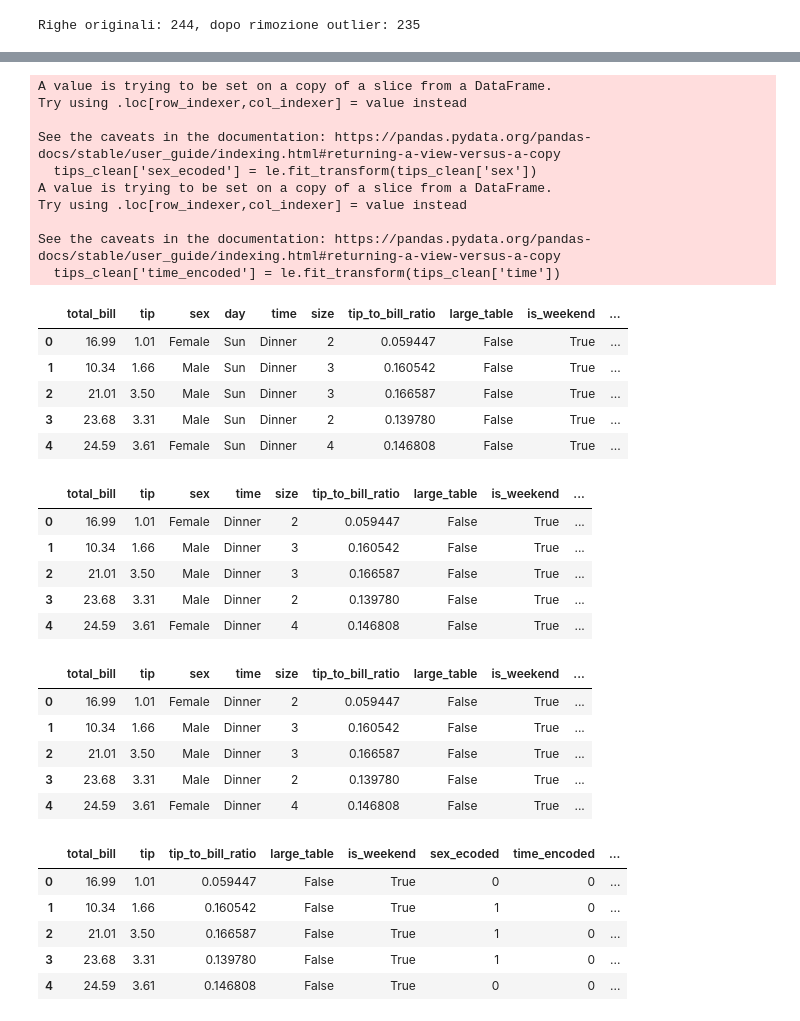
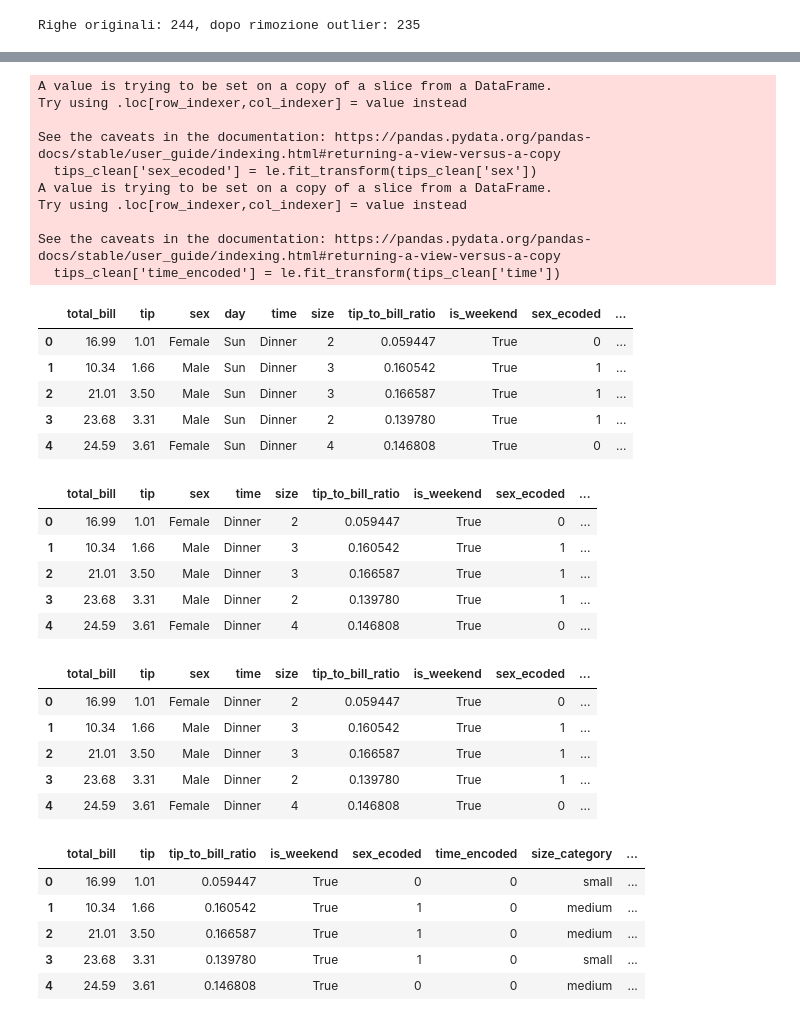
Before and after one commit to ValeriaParise/MACHINE-LEARNING, a Jupyter notebook: Lezioni/04 -24 ottobre/TIPSDataset-Valeria.ipynb, the cells around one changed output, grey strips where cells are left out. Cells and saved outputs as stored; diff of their text form; code cells hidden in the pictures.

```diff
--- a/Lezioni/04 -24 ottobre/TIPSDataset-Valeria.ipynb
+++ b/Lezioni/04 -24 ottobre/TIPSDataset-Valeria.ipynb
@@ -260,4 +248,0 @@ Name: tip_to_bill_ratio, dtype: float64
-# %%
-# Feature per grandi tavoli
-tips_clean['large_table'] = tips_clean['size'] >= 5 #true se size >=5, false altrimenti false
-tips_clean[['size', 'large_table']].head()
@@ -318,6 +249,5 @@ plt.show()
 # %%
-# Trransformazione di variabili categoriche - potevo farle prima ma vabbe
-
+# Trransformazione di variabili categoriche -
 #Lablel Encoding
 le = LabelEncoder()
 tips_clean['sex_ecoded'] = le.fit_transform(tips_clean['sex'])
@@ -334,23 +264,23 @@ Try using .loc[row_indexer,col_indexer] = value instead
 
 See the caveats in the documentation: https://pandas.pydata.org/pandas-docs/stable/user_guide/indexing.html#returning-a-view-versus-a-copy
   tips_clean['time_encoded'] = le.fit_transform(tips_clean['time'])
-|  | total_bill | tip | sex | day | time | size | tip_to_bill_ratio | large_table | is_weekend | ... |
-| 0 | 16.99 | 1.01 | Female | Sun | Dinner | 2 | 0.059447 | False | True | ... |
-| 1 | 10.34 | 1.66 | Male | Sun | Dinner | 3 | 0.160542 | False | True | ... |
-| 2 | 21.01 | 3.50 | Male | Sun | Dinner | 3 | 0.166587 | False | True | ... |
-| 3 | 23.68 | 3.31 | Male | Sun | Dinner | 2 | 0.139780 | False | True | ... |
-| 4 | 24.59 | 3.61 | Female | Sun | Dinner | 4 | 0.146808 | False | True | ... |
+|  | total_bill | tip | sex | day | time | size | tip_to_bill_ratio | is_weekend | sex_ecoded | ... |
+| 0 | 16.99 | 1.01 | Female | Sun | Dinner | 2 | 0.059447 | True | 0 | ... |
+| 1 | 10.34 | 1.66 | Male | Sun | Dinner | 3 | 0.160542 | True | 1 | ... |
+| 2 | 21.01 | 3.50 | Male | Sun | Dinner | 3 | 0.166587 | True | 1 | ... |
+| 3 | 23.68 | 3.31 | Male | Sun | Dinner | 2 | 0.139780 | True | 1 | ... |
+| 4 | 24.59 | 3.61 | Female | Sun | Dinner | 4 | 0.146808 | True | 0 | ... |
 # %%
 #One-Hot Encoding
 tips_encoded = pd.get_dummies(tips_clean, columns=['day'])
 tips_encoded.head()
 # %% [output]
-|  | total_bill | tip | sex | time | size | tip_to_bill_ratio | large_table | is_weekend | ... |
-| 0 | 16.99 | 1.01 | Female | Dinner | 2 | 0.059447 | False | True | ... |
-| 1 | 10.34 | 1.66 | Male | Dinner | 3 | 0.160542 | False | True | ... |
-| 2 | 21.01 | 3.50 | Male | Dinner | 3 | 0.166587 | False | True | ... |
-| 3 | 23.68 | 3.31 | Male | Dinner | 2 | 0.139780 | False | True | ... |
-| 4 | 24.59 | 3.61 | Female | Dinner | 4 | 0.146808 | False | True | ... |
+|  | total_bill | tip | sex | time | size | tip_to_bill_ratio | is_weekend | sex_ecoded | ... |
+| 0 | 16.99 | 1.01 | Female | Dinner | 2 | 0.059447 | True | 0 | ... |
+| 1 | 10.34 | 1.66 | Male | Dinner | 3 | 0.160542 | True | 1 | ... |
+| 2 | 21.01 | 3.50 | Male | Dinner | 3 | 0.166587 | True | 1 | ... |
+| 3 | 23.68 | 3.31 | Male | Dinner | 2 | 0.139780 | True | 1 | ... |
+| 4 | 24.59 | 3.61 | Female | Dinner | 4 | 0.146808 | True | 0 | ... |
 # %%
 #Ordinal Encoding - non ha senso farlo qui ma lo mostro comunque
 
@@ -369,22 +299,22 @@ ordinal_mapping = {'small': 1, 'medium': 2, 'large': 3, 'extra large': 4}
 tips_encoded['size_ordinal'] = tips_encoded['size_category'].map(ordinal_mapping)
 tips_encoded.head()
 # %% [output]
-|  | total_bill | tip | sex | time | size | tip_to_bill_ratio | large_table | is_weekend | ... |
-| 0 | 16.99 | 1.01 | Female | Dinner | 2 | 0.059447 | False | True | ... |
-| 1 | 10.34 | 1.66 | Male | Dinner | 3 | 0.160542 | False | True | ... |
-| 2 | 21.01 | 3.50 | Male | Dinner | 3 | 0.166587 | False | True | ... |
-| 3 | 23.68 | 3.31 | Male | Dinner | 2 | 0.139780 | False | True | ... |
-| 4 | 24.59 | 3.61 | Female | Dinner | 4 | 0.146808 | False | True | ... |
+|  | total_bill | tip | sex | time | size | tip_to_bill_ratio | is_weekend | sex_ecoded | ... |
+| 0 | 16.99 | 1.01 | Female | Dinner | 2 | 0.059447 | True | 0 | ... |
+| 1 | 10.34 | 1.66 | Male | Dinner | 3 | 0.160542 | True | 1 | ... |
+| 2 | 21.01 | 3.50 | Male | Dinner | 3 | 0.166587 | True | 1 | ... |
+| 3 | 23.68 | 3.31 | Male | Dinner | 2 | 0.139780 | True | 1 | ... |
+| 4 | 24.59 | 3.61 | Female | Dinner | 4 | 0.146808 | True | 0 | ... |
 # %%
 # Rimuovere colonne indesiderate : size size ordinal sez time day
-tips_cleaned = tips_encoded.drop(columns=['size', 'size_ordinal', 'sex', 'time', 'day_Thur', 'day_Fri', 'day_Sat', 'day_Sun'])
+tips_cleaned = tips_encoded.drop(columns=['size', 'sex', 'time', 'day_Thur', 'day_Fri', 'day_Sat', 'day_Sun'])
 
 # Controllo il risultato
 tips_cleaned.head()
 # %% [output]
-|  | total_bill | tip | tip_to_bill_ratio | large_table | is_weekend | sex_ecoded | time_encoded | ... |
-| 0 | 16.99 | 1.01 | 0.059447 | False | True | 0 | 0 | ... |
-| 1 | 10.34 | 1.66 | 0.160542 | False | True | 1 | 0 | ... |
-| 2 | 21.01 | 3.50 | 0.166587 | False | True | 1 | 0 | ... |
-| 3 | 23.68 | 3.31 | 0.139780 | False | True | 1 | 0 | ... |
-| 4 | 24.59 | 3.61 | 0.146808 | False | True | 0 | 0 | ... |
+|  | total_bill | tip | tip_to_bill_ratio | is_weekend | sex_ecoded | time_encoded | size_category | ... |
+| 0 | 16.99 | 1.01 | 0.059447 | True | 0 | 0 | small | ... |
+| 1 | 10.34 | 1.66 | 0.160542 | True | 1 | 0 | medium | ... |
+| 2 | 21.01 | 3.50 | 0.166587 | True | 1 | 0 | medium | ... |
+| 3 | 23.68 | 3.31 | 0.139780 | True | 1 | 0 | small | ... |
+| 4 | 24.59 | 3.61 | 0.146808 | True | 0 | 0 | medium | ... |
```
Also changed, not shown: parts of 18 cells of this notebook, 2 other files.
